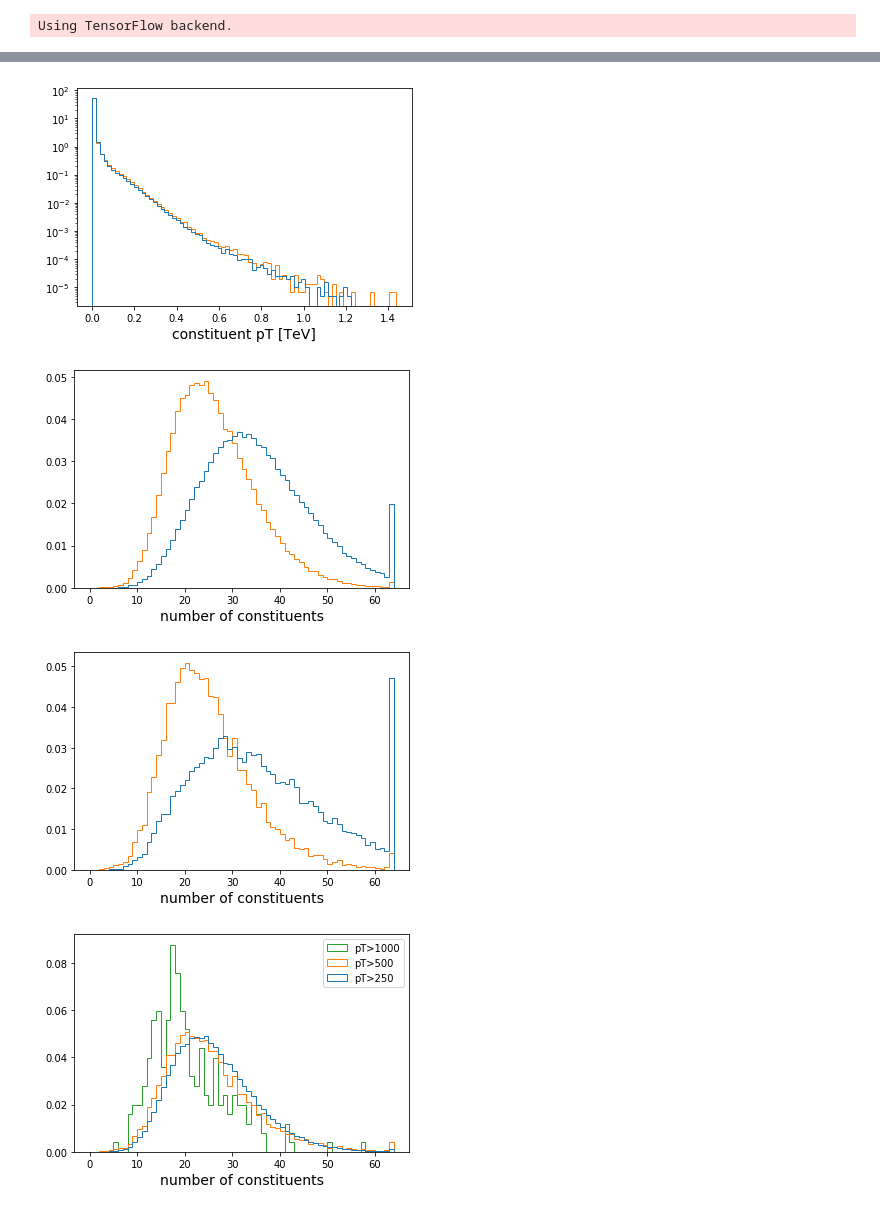
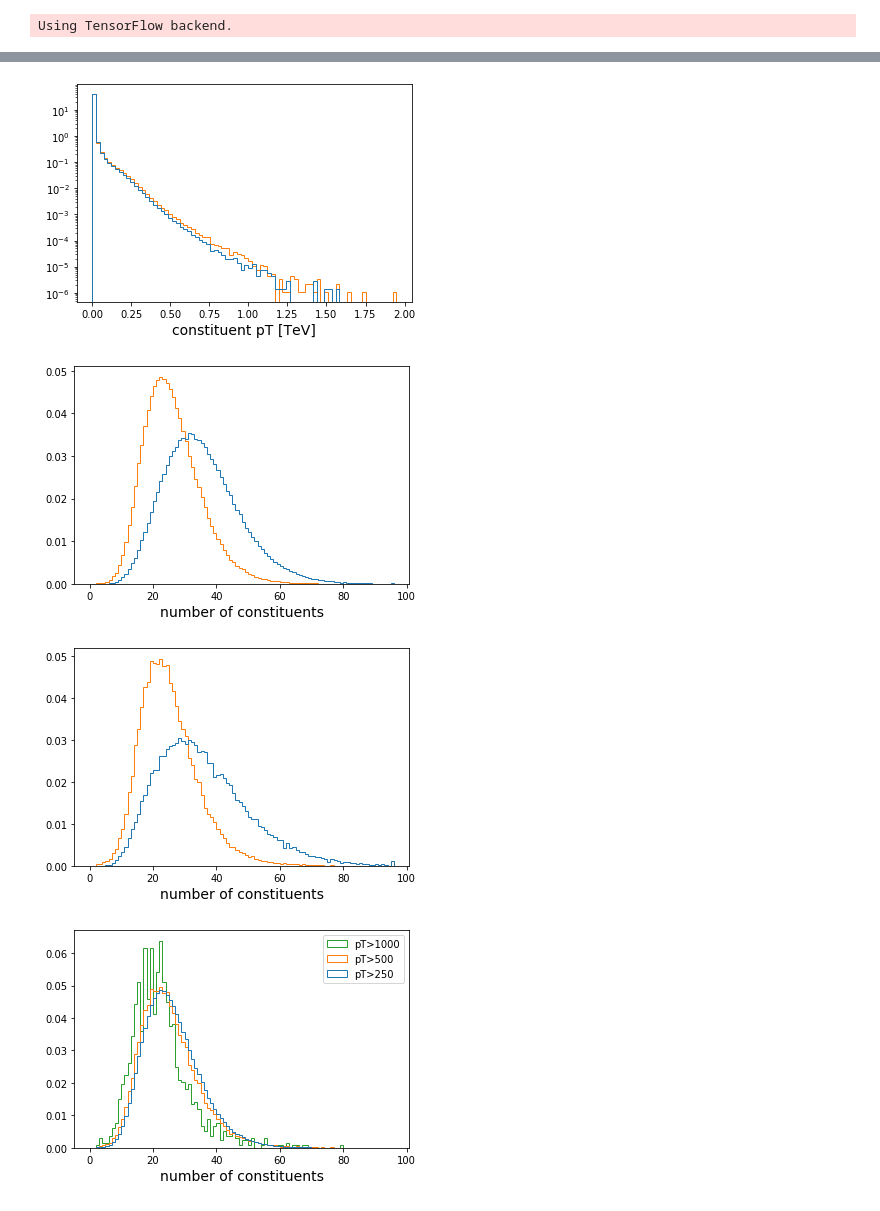
Before and after one commit to cshimmin/jet-adv, a Jupyter notebook: paper_benchmark.ipynb, the cells around one changed output, grey strips where cells are left out. Drawn from its saved outputs; the diff is of its cells as text; code cells hidden in the pictures.

```diff
--- a/paper_benchmark.ipynb
+++ b/paper_benchmark.ipynb
@@ -33,8 +33,8 @@ sig_jets = f_sig['jets']
 sig_photons = f_sig['photons']
 sig_consts = f_sig['constituents'][:,:defs.N_CONST]
 
-bg_pass = bg_jets[:,3]>defs.JET_MASS_MIN
-sig_pass = sig_jets[:,3]>defs.JET_MASS_MIN
+bg_pass = (bg_jets[:,3]>defs.JET_MASS_MIN)*(bg_jets[:,0]>defs.JET_PT_MIN)
+sig_pass = (sig_jets[:,3]>defs.JET_MASS_MIN)*(sig_jets[:,0]>defs.JET_PT_MIN)
 
 bg_jets = bg_jets[bg_pass]
 bg_consts = bg_consts[bg_pass]
@@ -109,25 +114,25 @@ plt.hist([bg_consts[:,:,0].flatten(), sig_consts[:,:,0].flatten()], histtype='st
 plt.yscale('log')
 plt.xlabel('constituent pT [TeV]');
 plt.figure()
-plt.hist([nc_bg, nc_sig], histtype='step', bins=64, range=(0,64), density=True);
+plt.hist([nc_bg, nc_sig], histtype='step', bins=defs.N_CONST, range=(0,defs.N_CONST), density=True);
 plt.xlabel("number of constituents");
 # %% [output]
-[figure, old version]
+[figure, new version]
-[figure, old version]
+[figure, new version]
 # %%
 nc_bg500 = np.sum(bg_consts[:,:,0][bg_jets[:,0]>0.5]>0, axis=-1)
 nc_sig500 = np.sum(sig_consts[:,:,0][sig_jets[:,0]>0.5]>0, axis=-1)
-plt.hist([nc_bg500, nc_sig500], histtype='step', bins=64, range=(0,64), density=True);
+plt.hist([nc_bg500, nc_sig500], histtype='step', bins=defs.N_CONST, range=(0,defs.N_CONST), density=True);
 plt.xlabel("number of constituents");
 plt.figure()
 nc_bg1000 = np.sum(bg_consts[:,:,0][bg_jets[:,0]>1]>0, axis=-1)
 nc_sig1000 = np.sum(sig_consts[:,:,0][sig_jets[:,0]>1]>0, axis=-1)
-plt.hist([nc_sig, nc_sig500, nc_sig1000], histtype='step', bins=64, range=(0,64), density=True, label=['pT>250','pT>500','pT>1000']);
+plt.hist([nc_sig, nc_sig500, nc_sig1000], histtype='step', bins=defs.N_CONST, range=(0,defs.N_CONST), density=True, label=['pT>250','pT>500','pT>1000']);
 plt.xlabel("number of constituents");
 plt.legend();
 # %% [output]
-[figure, old version]
+[figure, new version]
-[figure, old version]
+[figure, new version]
 # %%
 plt.hist(nc_sig1000, histtype='step', bins=64, range=(0,64));
 # %% [output]
```
Also changed, not shown: parts of 41 cells of this notebook, 2 other files.
